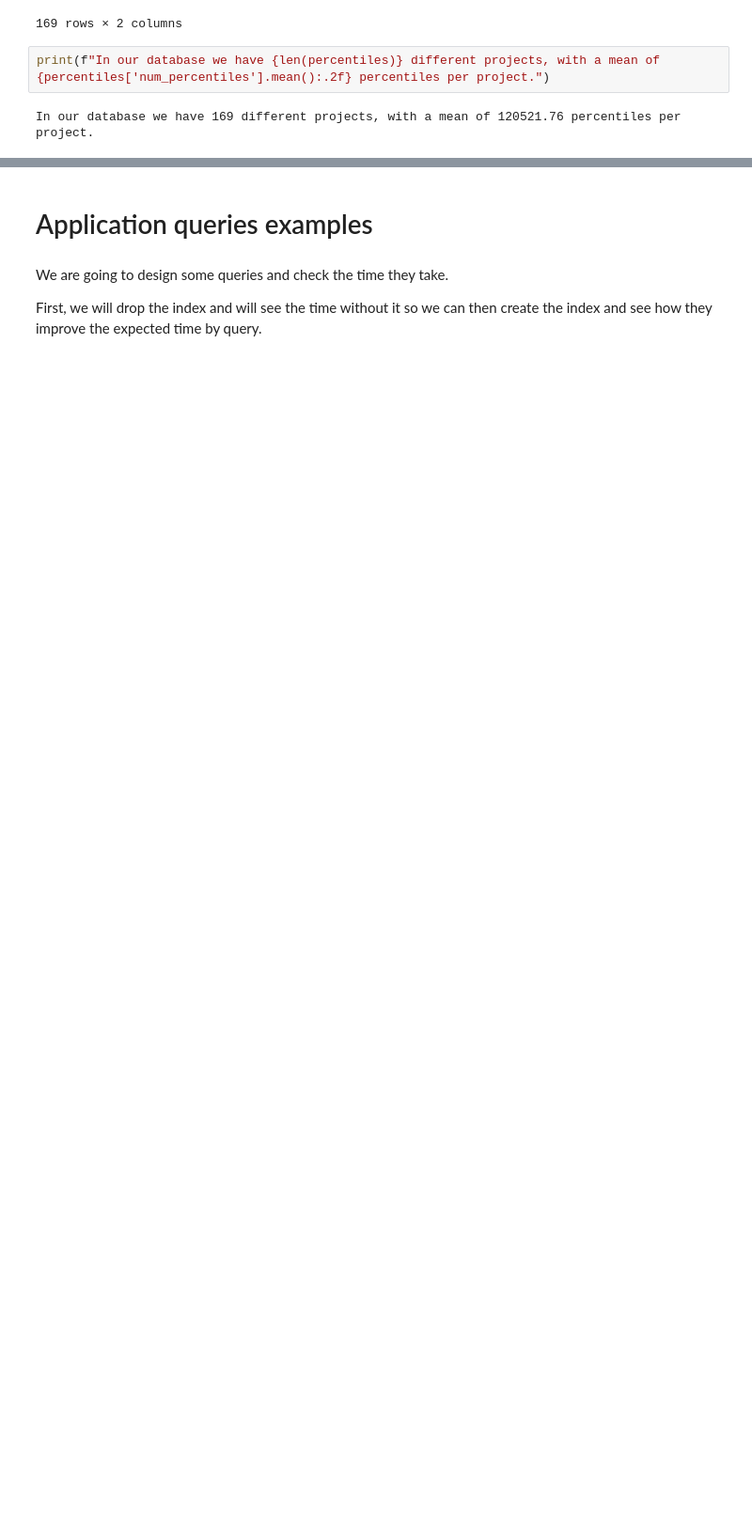
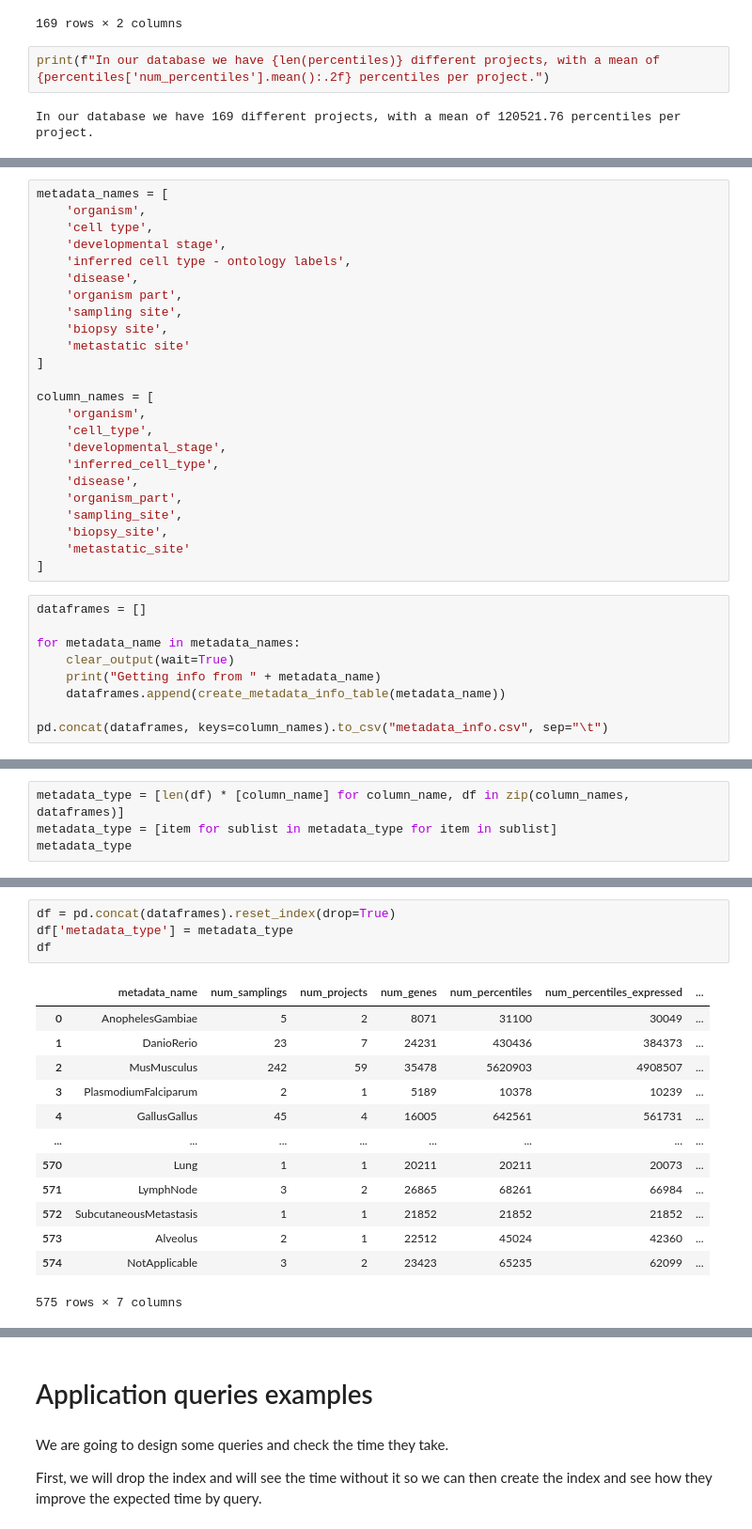
Before and after one commit to edusalcas/single-cell-repo, a Jupyter notebook: Experiments/Database/Percentile_queries.ipynb, the cells around one changed output, grey strips where cells are left out. Shown at 94% size. Cells and saved outputs as stored; diff of their text form; blank space fills up the shorter version.

```diff
--- a/Experiments/Database/Percentile_queries.ipynb
+++ b/Experiments/Database/Percentile_queries.ipynb
@@ -375,0 +681,33 @@ In our database we have 169 different projects, with a mean of 120521.76 percent
+# %%
+metadata_names = [
+    'organism',
+    'cell type',
+    'developmental stage',
+    'inferred cell type - ontology labels',
+    'disease',
+    'organism part',
+    'sampling site',
+    'biopsy site',
+    'metastatic site'
+]
+
+column_names = [
+    'organism',
+    'cell_type',
+    'developmental_stage',
+    'inferred_cell_type',
+    'disease',
+    'organism_part',
+    'sampling_site',
+    'biopsy_site',
+    'metastatic_site'
+]
+# %%
+dataframes = []
+
+for metadata_name in metadata_names:
+    clear_output(wait=True)
+    print("Getting info from " + metadata_name)
+    dataframes.append(create_metadata_info_table(metadata_name))
+
+pd.concat(dataframes, keys=column_names).to_csv("metadata_info.csv", sep="\t")
@@ -375,0 +722,4 @@ In our database we have 169 different projects, with a mean of 120521.76 percent
+# %%
+metadata_type = [len(df) * [column_name] for column_name, df in zip(column_names, dataframes)]
+metadata_type = [item for sublist in metadata_type for item in sublist]
+metadata_type
@@ -375,0 +744,18 @@ In our database we have 169 different projects, with a mean of 120521.76 percent
+# %%
+df = pd.concat(dataframes).reset_index(drop=True)
+df['metadata_type'] = metadata_type
+df
+# %% [output]
+|  | metadata_name | num_samplings | num_projects | num_genes | num_percentiles | num_percentiles_expressed | ... |
+| 0 | AnophelesGambiae | 5 | 2 | 8071 | 31100 | 30049 | ... |
+| 1 | DanioRerio | 23 | 7 | 24231 | 430436 | 384373 | ... |
+| 2 | MusMusculus | 242 | 59 | 35478 | 5620903 | 4908507 | ... |
+| 3 | PlasmodiumFalciparum | 2 | 1 | 5189 | 10378 | 10239 | ... |
+| 4 | GallusGallus | 45 | 4 | 16005 | 642561 | 561731 | ... |
+| ... | ... | ... | ... | ... | ... | ... | ... |
+| 570 | Lung | 1 | 1 | 20211 | 20211 | 20073 | ... |
+| 571 | LymphNode | 3 | 2 | 26865 | 68261 | 66984 | ... |
+| 572 | SubcutaneousMetastasis | 1 | 1 | 21852 | 21852 | 21852 | ... |
+| 573 | Alveolus | 2 | 1 | 22512 | 45024 | 42360 | ... |
+| 574 | NotApplicable | 3 | 2 | 23423 | 65235 | 62099 | ... |
+575 rows × 7 columns
```
Also changed, not shown: parts of 23 cells of this notebook, 4 other files.
